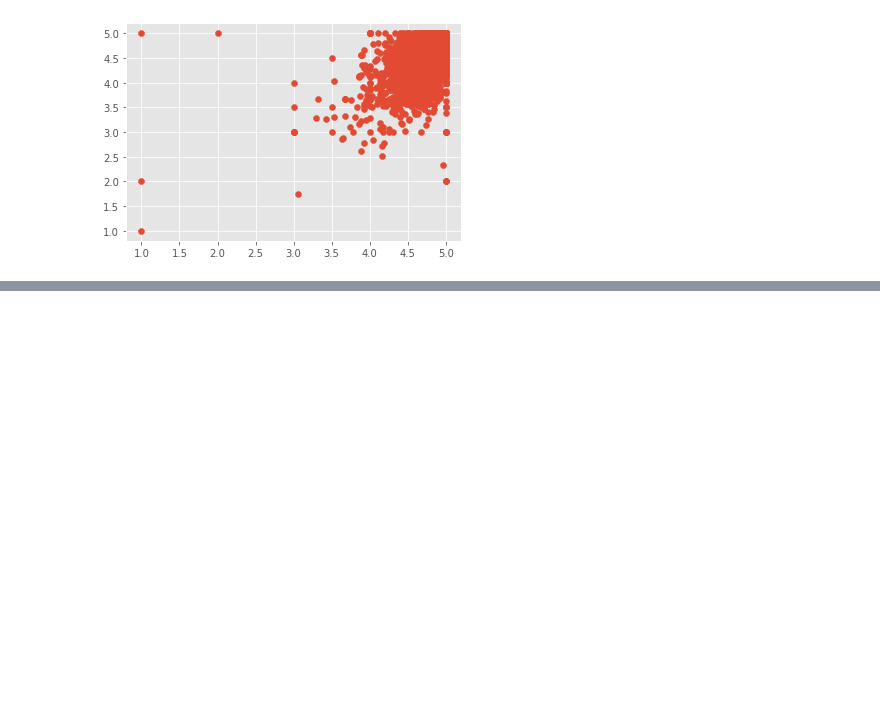
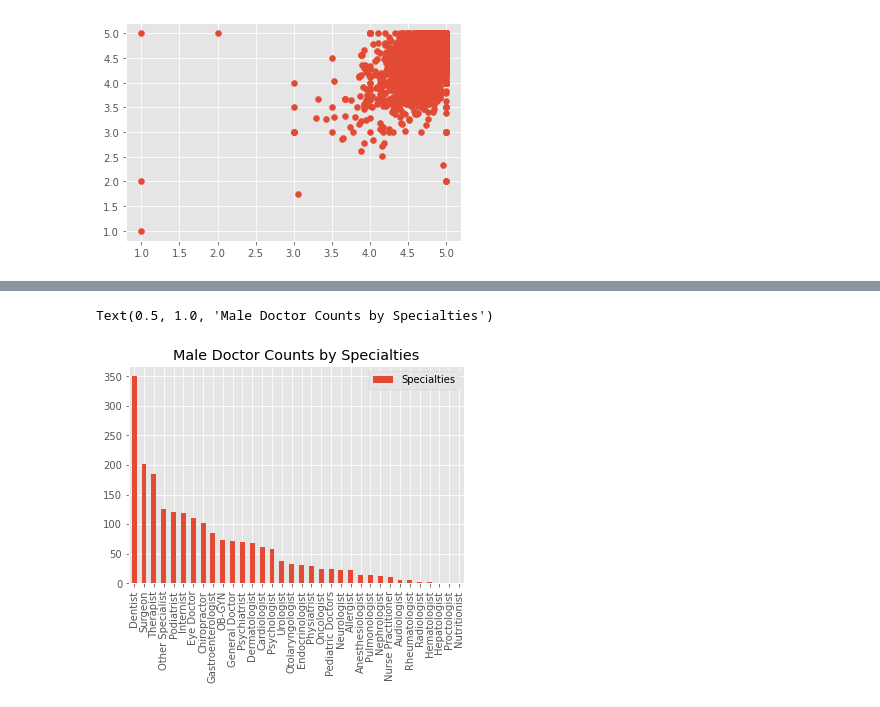
Before and after one commit to SubornaN/Web_Scrapping_Project, a Jupyter notebook: zocdocnyc/zocdocnyc_analysis.ipynb, the cells around one changed output, grey strips where cells are left out. Drawn from its saved outputs; the diff is of its cells as text; code cells hidden in the pictures; blank space fills up the shorter version.

```diff
--- a/zocdocnyc/zocdocnyc_analysis.ipynb
+++ b/zocdocnyc/zocdocnyc_analysis.ipynb
@@ -346,0 +278,6 @@ set(df.Borough)
+# %%
+pd.DataFrame(df0.loc[df0['Gender'] == 'Male'].Specialties.value_counts()).plot.bar()
+plt.title('Male Doctor Counts by Specialties')
+# %% [output]
+Text(0.5, 1.0, 'Male Doctor Counts by Specialties')
+[figure, added]
```
Also changed, not shown: parts of 41 cells of this notebook, 1 other file.
